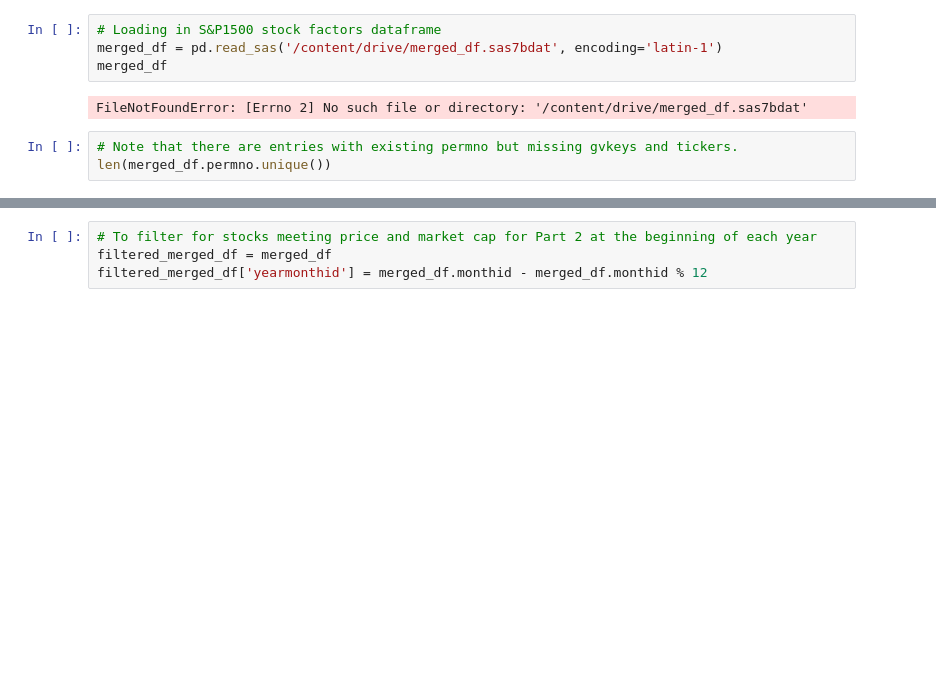
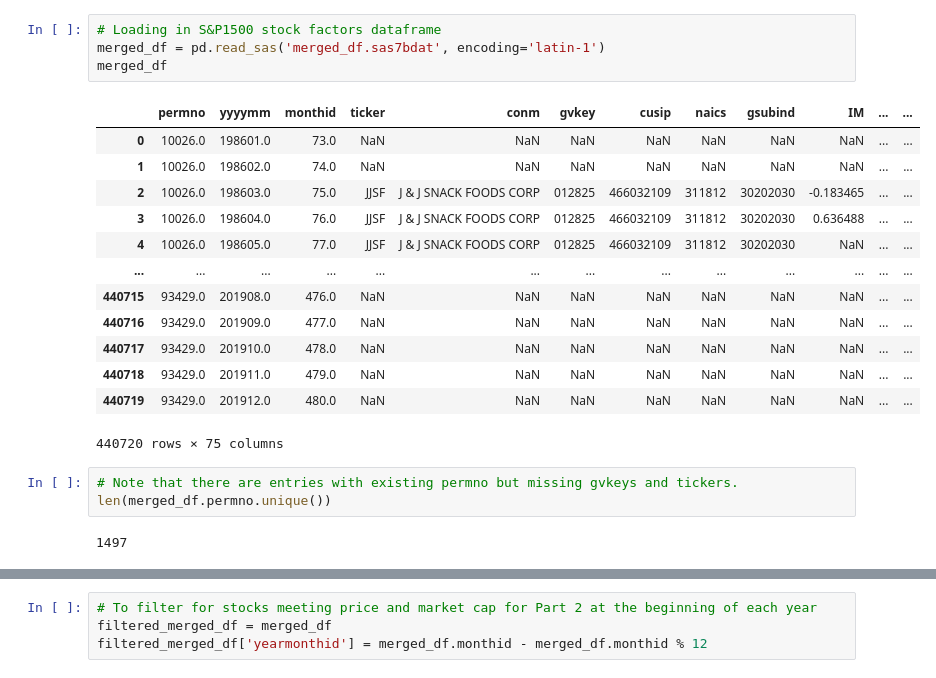
Before and after one commit to avidave/Backtested-Quant-Portfolio-Project, a Jupyter notebook: CFM_Final_Group_Project_Code.ipynb, the cells around one changed output, grey strips where cells are left out. Saved outputs shown, nothing was run; the diff lists cells and outputs as text; blank space fills up the shorter version.

```diff
--- a/CFM_Final_Group_Project_Code.ipynb
+++ b/CFM_Final_Group_Project_Code.ipynb
@@ -38,12 +66,26 @@ from scipy import stats
 # %%
 # Loading in S&P1500 stock factors dataframe
-merged_df = pd.read_sas('/content/drive/merged_df.sas7bdat', encoding='latin-1')
+merged_df = pd.read_sas('merged_df.sas7bdat', encoding='latin-1')
 merged_df
 # %% [output]
+|  | permno | yyyymm | monthid | ticker | conm | gvkey | cusip | naics | gsubind | IM | ... | ... |
+| 0 | 10026.0 | 198601.0 | 73.0 | NaN | NaN | NaN | NaN | NaN | NaN | NaN | ... | ... |
+| 1 | 10026.0 | 198602.0 | 74.0 | NaN | NaN | NaN | NaN | NaN | NaN | NaN | ... | ... |
+| 2 | 10026.0 | 198603.0 | 75.0 | JJSF | J & J SNACK FOODS CORP | 012825 | 466032109 | 311812 | 30202030 | -0.183465 | ... | ... |
+| 3 | 10026.0 | 198604.0 | 76.0 | JJSF | J & J SNACK FOODS CORP | 012825 | 466032109 | 311812 | 30202030 | 0.636488 | ... | ... |
+| 4 | 10026.0 | 198605.0 | 77.0 | JJSF | J & J SNACK FOODS CORP | 012825 | 466032109 | 311812 | 30202030 | NaN | ... | ... |
+| ... | ... | ... | ... | ... | ... | ... | ... | ... | ... | ... | ... | ... |
+| 440715 | 93429.0 | 201908.0 | 476.0 | NaN | NaN | NaN | NaN | NaN | NaN | NaN | ... | ... |
+| 440716 | 93429.0 | 201909.0 | 477.0 | NaN | NaN | NaN | NaN | NaN | NaN | NaN | ... | ... |
+| 440717 | 93429.0 | 201910.0 | 478.0 | NaN | NaN | NaN | NaN | NaN | NaN | NaN | ... | ... |
+| 440718 | 93429.0 | 201911.0 | 479.0 | NaN | NaN | NaN | NaN | NaN | NaN | NaN | ... | ... |
+| 440719 | 93429.0 | 201912.0 | 480.0 | NaN | NaN | NaN | NaN | NaN | NaN | NaN | ... | ... |
-FileNotFoundError: [Errno 2] No such file or directory: '/content/drive/merged_df.sas7bdat'
+440720 rows × 75 columns
 # %%
 # Note that there are entries with existing permno but missing gvkeys and tickers.
 len(merged_df.permno.unique())
+# %% [output]
+1497
 # %%
 # To center monthid on Jan 2000 so it is less confusing
 merged_df.monthid = merged_df.monthid - 241
```
Also changed, not shown: parts of 17 cells of this notebook, 1 other file.
